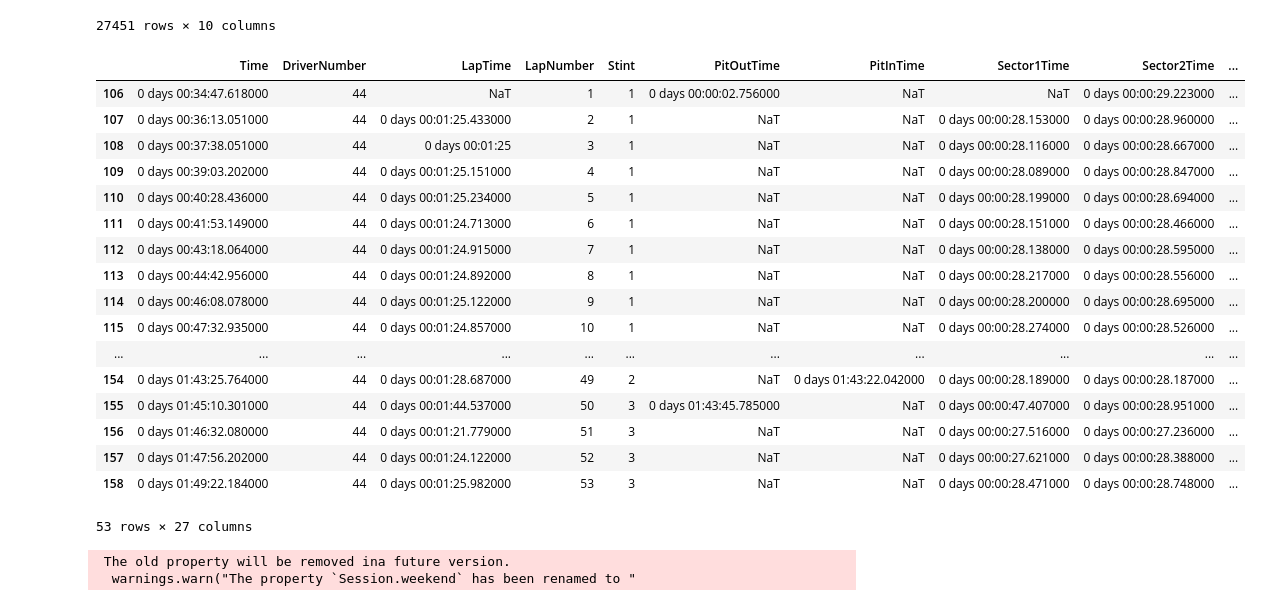
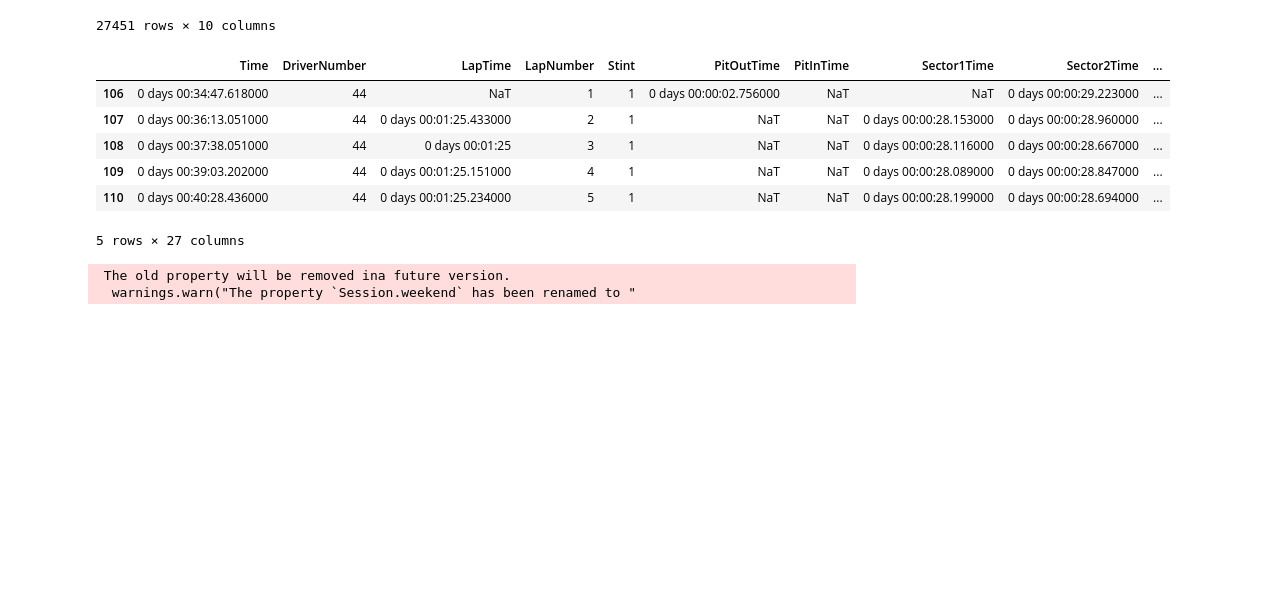
Before and after one commit to Harsh-2420/football-formula1-analytics, a Jupyter notebook: jupyter/eda.ipynb, the cells around one changed output. Saved outputs shown, nothing was run; the diff lists cells and outputs as text; code cells hidden in the pictures; blank space fills up the shorter version.

```diff
--- a/jupyter/eda.ipynb
+++ b/jupyter/eda.ipynb
@@ -67,26 +68,15 @@ session.car_data['44']
 | 27450 | 2019-09-08 14:31:30.868 | 8743 | 186 | 6 | 59 | False | 0 | car | 0 days 01:51:29.541000 | 0 days 01:51:29.541000 |
 27451 rows × 10 columns
 # %%
-session.laps[session.laps['DriverNumber'] == '44']
+session.laps[session.laps['DriverNumber'] == '44'].head()
 # %% [output]
 |  | Time | DriverNumber | LapTime | LapNumber | Stint | PitOutTime | PitInTime | Sector1Time | Sector2Time | ... |
 | 106 | 0 days 00:34:47.618000 | 44 | NaT | 1 | 1 | 0 days 00:00:02.756000 | NaT | NaT | 0 days 00:00:29.223000 | ... |
 | 107 | 0 days 00:36:13.051000 | 44 | 0 days 00:01:25.433000 | 2 | 1 | NaT | NaT | 0 days 00:00:28.153000 | 0 days 00:00:28.960000 | ... |
 | 108 | 0 days 00:37:38.051000 | 44 | 0 days 00:01:25 | 3 | 1 | NaT | NaT | 0 days 00:00:28.116000 | 0 days 00:00:28.667000 | ... |
 | 109 | 0 days 00:39:03.202000 | 44 | 0 days 00:01:25.151000 | 4 | 1 | NaT | NaT | 0 days 00:00:28.089000 | 0 days 00:00:28.847000 | ... |
 | 110 | 0 days 00:40:28.436000 | 44 | 0 days 00:01:25.234000 | 5 | 1 | NaT | NaT | 0 days 00:00:28.199000 | 0 days 00:00:28.694000 | ... |
-| 111 | 0 days 00:41:53.149000 | 44 | 0 days 00:01:24.713000 | 6 | 1 | NaT | NaT | 0 days 00:00:28.151000 | 0 days 00:00:28.466000 | ... |
-| 112 | 0 days 00:43:18.064000 | 44 | 0 days 00:01:24.915000 | 7 | 1 | NaT | NaT | 0 days 00:00:28.138000 | 0 days 00:00:28.595000 | ... |
-| 113 | 0 days 00:44:42.956000 | 44 | 0 days 00:01:24.892000 | 8 | 1 | NaT | NaT | 0 days 00:00:28.217000 | 0 days 00:00:28.556000 | ... |
-| 114 | 0 days 00:46:08.078000 | 44 | 0 days 00:01:25.122000 | 9 | 1 | NaT | NaT | 0 days 00:00:28.200000 | 0 days 00:00:28.695000 | ... |
-| 115 | 0 days 00:47:32.935000 | 44 | 0 days 00:01:24.857000 | 10 | 1 | NaT | NaT | 0 days 00:00:28.274000 | 0 days 00:00:28.526000 | ... |
-| ... | ... | ... | ... | ... | ... | ... | ... | ... | ... | ... |
-| 154 | 0 days 01:43:25.764000 | 44 | 0 days 00:01:28.687000 | 49 | 2 | NaT | 0 days 01:43:22.042000 | 0 days 00:00:28.189000 | 0 days 00:00:28.187000 | ... |
-| 155 | 0 days 01:45:10.301000 | 44 | 0 days 00:01:44.537000 | 50 | 3 | 0 days 01:43:45.785000 | NaT | 0 days 00:00:47.407000 | 0 days 00:00:28.951000 | ... |
-| 156 | 0 days 01:46:32.080000 | 44 | 0 days 00:01:21.779000 | 51 | 3 | NaT | NaT | 0 days 00:00:27.516000 | 0 days 00:00:27.236000 | ... |
-| 157 | 0 days 01:47:56.202000 | 44 | 0 days 00:01:24.122000 | 52 | 3 | NaT | NaT | 0 days 00:00:27.621000 | 0 days 00:00:28.388000 | ... |
-| 158 | 0 days 01:49:22.184000 | 44 | 0 days 00:01:25.982000 | 53 | 3 | NaT | NaT | 0 days 00:00:28.471000 | 0 days 00:00:28.748000 | ... |
-53 rows × 27 columns
+5 rows × 27 columns
 # %%
 session.weekend
 # %% [output]
```
Also changed, not shown: parts of 12 cells of this notebook, 3 other files.
